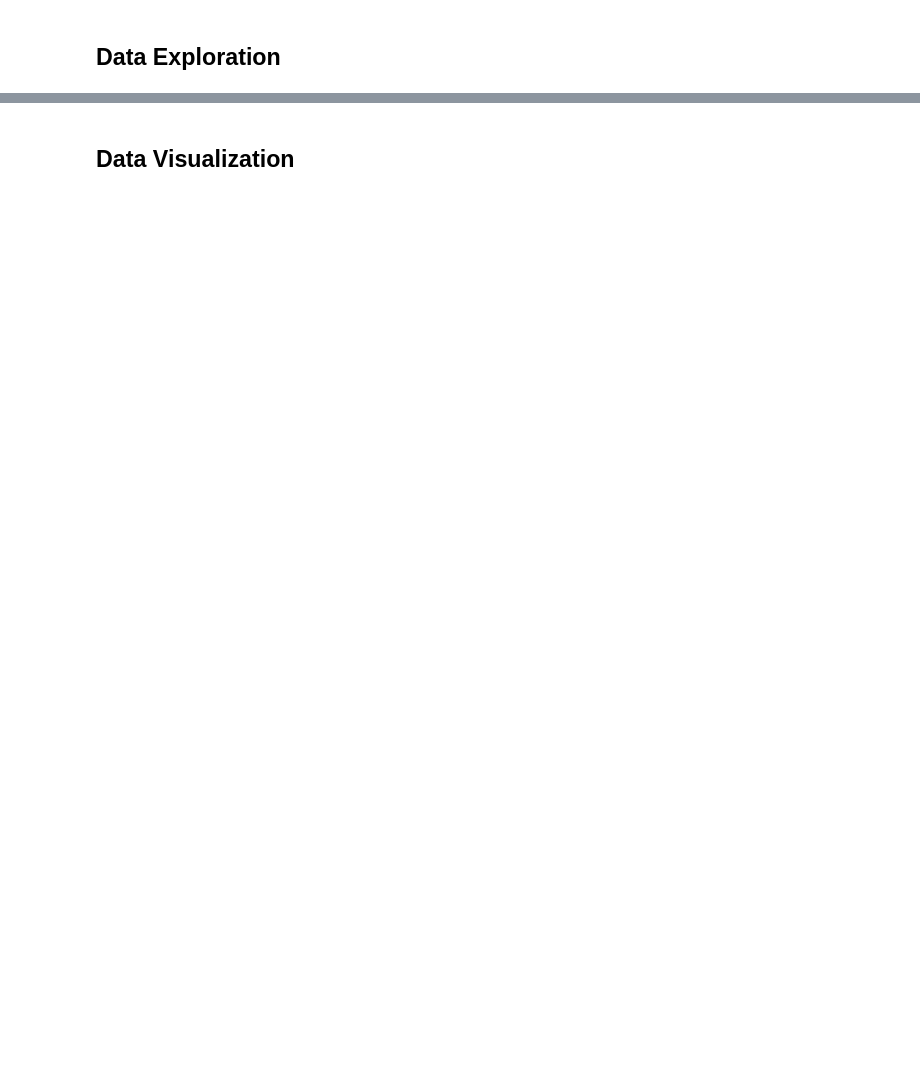
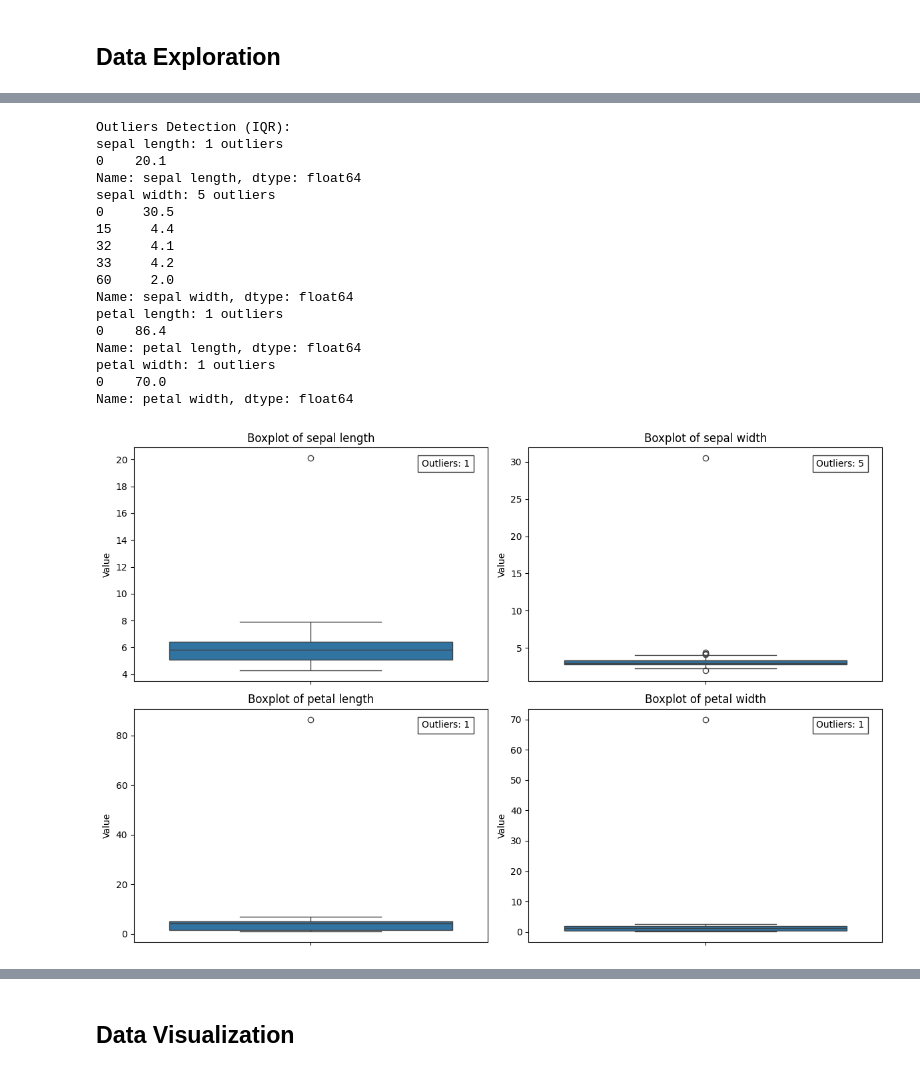
Before and after one commit to rhindottire/Data-Mining, a Jupyter notebook: pendata/Tugas1.ipynb, the cells around one changed output, grey strips where cells are left out. Cells and saved outputs as stored; diff of their text form; code cells hidden in the pictures; blank space fills up the shorter version.

```diff
--- a/pendata/Tugas1.ipynb
+++ b/pendata/Tugas1.ipynb
@@ -341,0 +387,53 @@ mode           5.000        3.000      1.500000        0.200
+# %%
+# Fungsi deteksi outlier menggunakan IQR
+def detect_outliers_iqr(df, column):
+    Q1 = df[column].quantile(0.25)
+    Q3 = df[column].quantile(0.75)
+    IQR = Q3 - Q1
+    lower_bound = Q1 - 1.5 * IQR
+    upper_bound = Q3 + 1.5 * IQR
+    outliers = df[(df[column] < lower_bound) | (df[column] > upper_bound)][column]
+    return outliers
+
+# Cetak detail outlier menggunakan IQR
+print("Outliers Detection (IQR):")
+for col in feature:
+    outliers = detect_outliers_iqr(df_iris, col)
+    print(f"{col}: {len(outliers)} outliers")
+    if len(outliers) > 0:
+        print(outliers)
+
+plt.figure(figsize=(12, 8))
+for idx, col in enumerate(feature, 1):
+    plt.subplot(2, 2, idx)
+    sns.boxplot(y=df_iris[col])
+    plt.title(f'Boxplot of {col}')
+    plt.ylabel('Value')
+    outliers = detect_outliers_iqr(df_iris, col)
+    plt.text(0.95, 0.95, f'Outliers: {len(outliers)}',
+             horizontalalignment='right',
+             verticalalignment='top',
+             transform=plt.gca().transAxes,
+             bbox=dict(facecolor='white', alpha=0.8))
+plt.tight_layout()
+plt.savefig("data/tugas1/assets/outliers_detection_(IQR).png", dpi=300)
+plt.show()
+# %% [output]
+Outliers Detection (IQR):
+sepal length: 1 outliers
+0    20.1
+Name: sepal length, dtype: float64
+sepal width: 5 outliers
+0     30.5
+15     4.4
+32     4.1
+33     4.2
+60     2.0
+Name: sepal width, dtype: float64
+petal length: 1 outliers
+0    86.4
+Name: petal length, dtype: float64
+petal width: 1 outliers
+0    70.0
+Name: petal width, dtype: float64
+[figure, added]
```
Also changed, not shown: parts of 48 cells of this notebook, 16 other files.
